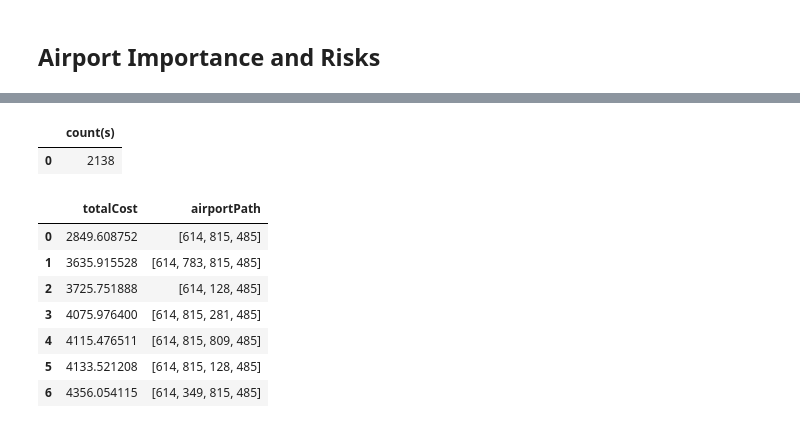
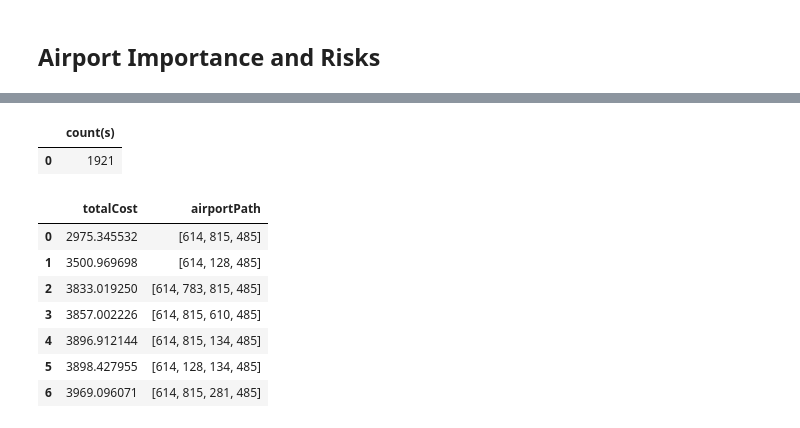
Before and after one commit to neo4j-product-examples/supply-chain-logistics-demo, a Jupyter notebook: airplane-cargo/demo.ipynb, the cells around one changed output, grey strips where cells are left out. Drawn from its saved outputs; the diff is of its cells as text; code cells hidden in the pictures.

```diff
--- a/airplane-cargo/demo.ipynb
+++ b/airplane-cargo/demo.ipynb
@@ -194,7 +151,5 @@ Name: 0, dtype: object
 # %%
-
-gds.run_cypher('''
+centrality_df = gds.run_cypher('''
     MATCH(a:Airport)
-    RETURN a.airportId, a.globalImportance
-    ORDER BY a.globalImportance DESC LIMIT 20
+    RETURN a.airportId, a.globalImportance AS globalImportance, a.globalUsage AS globalUsage
 ''')
@@ -223,24 +202,16 @@ g.drop()
 # %%
-# Aggregate Paths to get summary cost metrics for routes
-# possible agg cost metrics: min, p25, median, mean, p75, p95, p99, max
 gds.run_cypher('''
     MATCH(n0) WHERE NOT n0:Airport
     MATCH(n1) WHERE NOT n1:Airport
     MATCH(n0)-[r]->(n1)
     WITH n0, n1,
-        r.effectiveMinutes AS effectiveMinutes,
-        r.plannedMinutes AS plannedMinutes,
-        r.effectiveMinutes - r.plannedMinutes AS diffMinutes
-    WITH n0, n1,
-    avg(effectiveMinutes) AS eMinutesMean, percentileCont(effectiveMinutes, 0.99) AS eMinutesP99,
-    avg(plannedMinutes) AS pMinutesMean, percentileCont(plannedMinutes, 0.99) AS pMinutesP99,
-    avg(diffMinutes) AS dMinutesMean, percentileCont(diffMinutes, 0.99) AS dMinutesP99
-    MERGE(n0)-[s:SUPPLIES]-(n1)
-    ON CREATE SET s.eMinutesMean = eMinutesMean,  s.eMinutesP99 = eMinutesP99,
-        s.pMinutesMean = pMinutesMean,  s.pMinutesP99 = pMinutesP99,
-        s.dMinutesMean = dMinutesMean,  s.dMinutesP99 = dMinutesP99
+        avg(r.effectiveMinutes) AS averageEffectiveMinutes,
+        avg(r.plannedMinutes) AS averagePlannedMinutes
+    MERGE(n0)-[s:SUPPLIES]->(n1)
+    ON CREATE SET s.averageEffectiveMinutes = averageEffectiveMinutes,
+        s.averagePlannedMinutes = averagePlannedMinutes
     RETURN count(s)
 ''')
 # %% [output]
 |  | count(s) |
-| 0 | 2138 |
+| 0 | 1921 |
@@ -250,25 +218,35 @@ g, _ = gds.graph.project('proj', ['Entry', 'DepartureCheckpoint', 'Departure', '
+# %%
+CHECKPOINT_NODE_LABELS = ['EntryPoint', 'DepartureWarehouse', 'DeparturePoint', 'ArrivalWarehouse', 'Destination']
+g, _ = gds.graph.project('proj', CHECKPOINT_NODE_LABELS,
+                         {'SUPPLIES':{'properties':['averageEffectiveMinutes','averagePlannedMinutes']}})
 # %%
+RELS_WITH_COST = ['CHECK_IN', 'DEPART', 'ACCEPT', 'DELIVER']
+MATCH_RELS_WITH_COST_PATTERN = ':' + '|'.join(RELS_WITH_COST)
 def get_airport_ids(row):
     return list( dict.fromkeys([n.get('airportId') for n in row.path.nodes]))
 
+
 def calculate_shortest_paths(entry_id, destination_id, cost_metric, number_of_paths=5):
-    source_id = gds.find_node_id(['Entry'], {'airportId': entry_id})
+    source_id = gds.find_node_id(['EntryPoint'], {'airportId': entry_id})
     target_id = gds.find_node_id(['Destination'], {'airportId': destination_id})
-    paths_df = gds.shortestPath.yens.stream(g, sourceNode=source_id, targetNode=target_id, k=number_of_paths,
-                                                   relationshipWeightProperty=cost_metric)
+    return gds.shortestPath.yens.stream(g, sourceNode=source_id, targetNode=target_id, k=number_of_paths,
+                                        relationshipWeightProperty=cost_metric)
+
+def get_shortest_routes(entry_id, destination_id, cost_metric, number_of_paths=5):
+    paths_df = calculate_shortest_paths(entry_id, destination_id, cost_metric, number_of_paths)
     paths_df['airportPath'] = paths_df.apply(get_airport_ids, axis=1)
     return paths_df[['totalCost', 'airportPath']]
 # %%
 # Shortest Path - find the shortest path between two airports based on average effective times
 airport_id_1 = 614
 airport_id_2 = 485
-calculate_shortest_paths(airport_id_1, airport_id_2, 'eMinutesMean', 7)
+get_shortest_routes(airport_id_1, airport_id_2, 'averageEffectiveMinutes', 7)
 # %% [output]
 |  | totalCost | airportPath |
-| 0 | 2849.608752 | [614, 815, 485] |
-| 1 | 3635.915528 | [614, 783, 815, 485] |
-| 2 | 3725.751888 | [614, 128, 485] |
-| 3 | 4075.976400 | [614, 815, 281, 485] |
-| 4 | 4115.476511 | [614, 815, 809, 485] |
-| 5 | 4133.521208 | [614, 815, 128, 485] |
-| 6 | 4356.054115 | [614, 349, 815, 485] |
+| 0 | 2975.345532 | [614, 815, 485] |
+| 1 | 3500.969698 | [614, 128, 485] |
+| 2 | 3833.019250 | [614, 783, 815, 485] |
+| 3 | 3857.002226 | [614, 815, 610, 485] |
+| 4 | 3896.912144 | [614, 815, 134, 485] |
+| 5 | 3898.427955 | [614, 128, 134, 485] |
+| 6 | 3969.096071 | [614, 815, 281, 485] |
```
Also changed, not shown: parts of 25 cells of this notebook, 1 other file.
